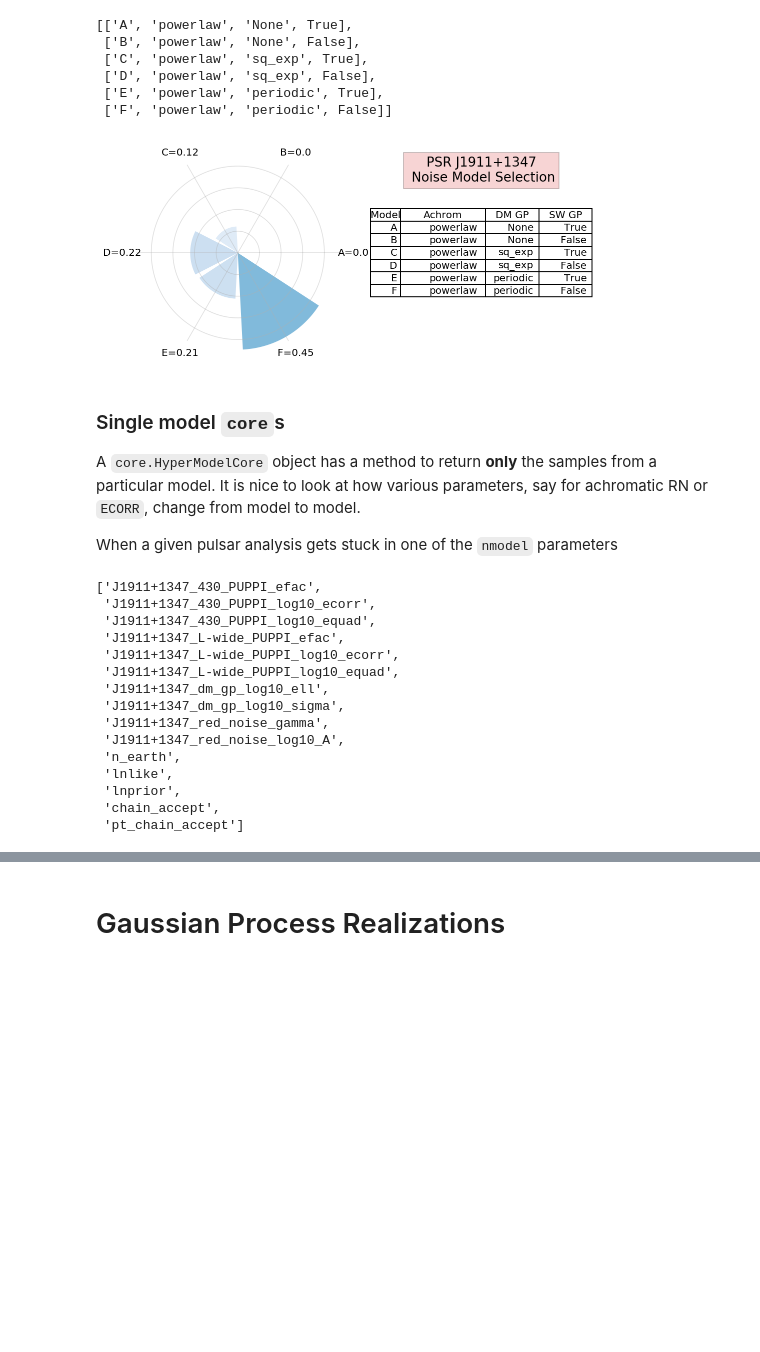
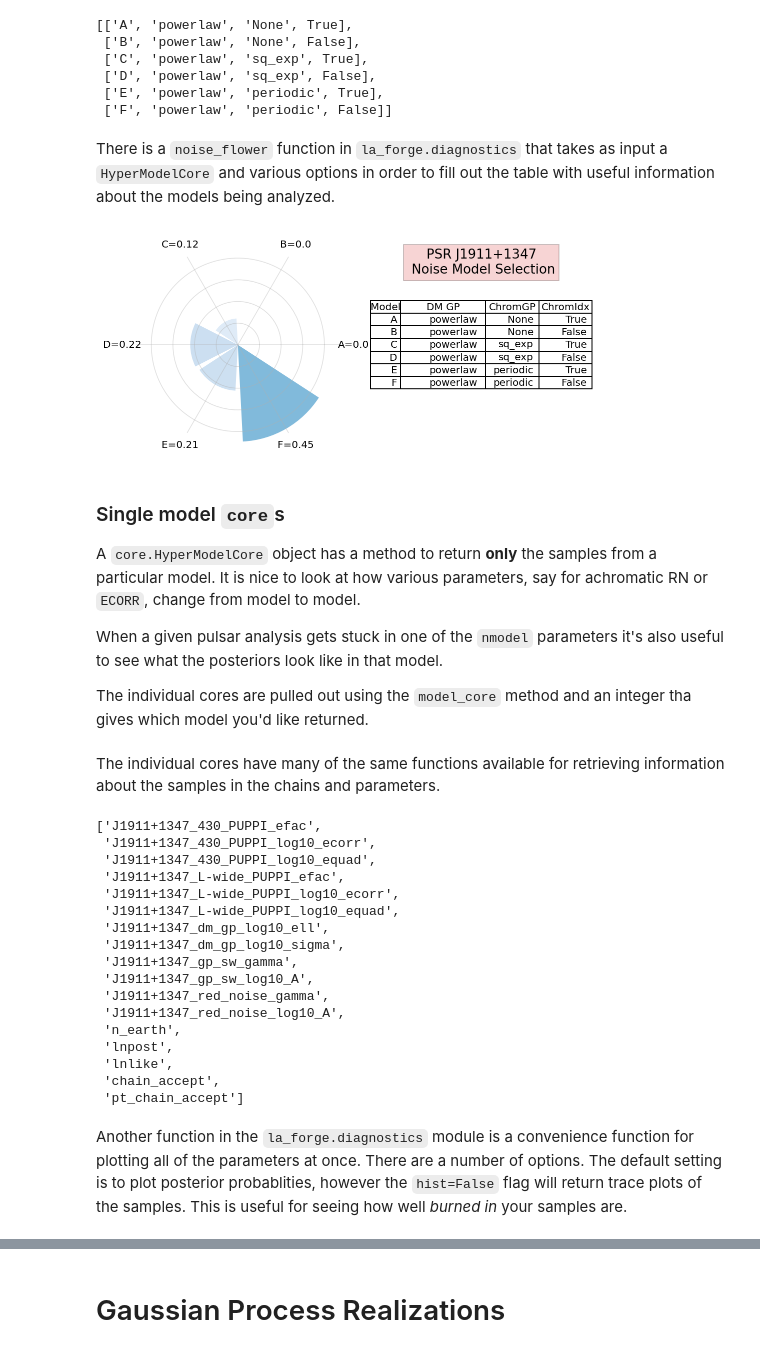
Before and after one commit to Hazboun6/noise_model_selection, a Jupyter notebook: chain_visualization.ipynb, the cells around one changed output, grey strips where cells are left out. Drawn from its saved outputs; the diff is of its cells as text; code cells hidden in the pictures; blank space fills up the shorter version.

Commit message:
First round edits on noise model notebooks.

```diff
--- a/chain_visualization.ipynb
+++ b/chain_visualization.ipynb
@@ -23,3 +42,3 @@ from la_forge.utils import epoch_ave_resid
 # %%
-psrname = 'J1911+1347'#'J1600-3053'#
-chaindir = '/Users/hazboun/nanograv_detection/ent_ext_testing/{}/nondiag_dmgp/'.format(psrname)
+psrname = 'J1911+1347'#
+chaindir = '/Users/hazboun/nanograv_detection/ent_ext_testing/J1911+1347/nondiag_dmgp/'.format(psrname)
@@ -41,4 +66,5 @@ np.argmax(vals)
 # %%
+cH.set_burn(0)
 dg.plot_chains(cH,hist=False,pars=['nmodel'],ncols=1,
                title_y=1.05,suptitle='',)
 # %% [output]
@@ -60,19 +93,24 @@ model_labels
  ['D', 'powerlaw', 'sq_exp', False],
  ['E', 'powerlaw', 'periodic', True],
  ['F', 'powerlaw', 'periodic', False]]
+# %% [markdown]
+There is a `noise_flower` function in `la_forge.diagnostics` that takes as input a `HyperModelCore` and various options in order to fill out the table with useful information about the models being analyzed.
 # %%
 dg.noise_flower(cH,
-                colLabels=['Model','Achrom', 'DM GP', 'SW GP'],
-                #['Model','DM GP','ChromGP', 'ChromIdx'],
+                colLabels=['Model','DM GP','ChromGP', 'ChromIdx'],
+                #['Model','Achrom', 'DM GP', 'SW GP'],
+                #
                 cellText=model_labels,
                 colWidths=[0.14,0.4,0.25,0.25])
 # %% [output]
-[figure, old version]
+[figure, new version]
 # %% [markdown]
 ### Single model `core`s
 A `core.HyperModelCore` object has a method to return __only__ the samples from a particular model. It is nice to look at how various parameters, say for achromatic RN or `ECORR`, change from model to model.
 
-When a given pulsar analysis gets stuck in one of the `nmodel` parameters
+When a given pulsar analysis gets stuck in one of the `nmodel` parameters it's also useful to see what the posteriors look like in that model.
+
+The individual cores are pulled out using the `model_core` method and an integer tha gives which model you'd like returned.
 # %%
 c0=cH.model_core(0)
 c1=cH.model_core(1)
@@ -82,6 +120,8 @@ c3=cH.model_core(3)
 c5=cH.model_core(5)
+# %% [markdown]
+The individual cores have many of the same functions available for retrieving information about the samples in the chains and parameters.
 # %%
-c3.params
+c2.params
 # %% [output]
 ['J1911+1347_430_PUPPI_efac',
  'J1911+1347_430_PUPPI_log10_ecorr',
@@ -91,11 +131,15 @@ c3.params
  'J1911+1347_L-wide_PUPPI_log10_equad',
  'J1911+1347_dm_gp_log10_ell',
  'J1911+1347_dm_gp_log10_sigma',
+ 'J1911+1347_gp_sw_gamma',
+ 'J1911+1347_gp_sw_log10_A',
  'J1911+1347_red_noise_gamma',
  'J1911+1347_red_noise_log10_A',
  'n_earth',
+ 'lnpost',
  'lnlike',
- 'lnprior',
  'chain_accept',
  'pt_chain_accept']
+# %% [markdown]
+Another function in the `la_forge.diagnostics` module is a convenience function for plotting all of the parameters at once. There are a number of options. The default setting is to plot posterior probablities, however the `hist=False` flag will return trace plots of the samples. This is useful for seeing how well *burned in* your samples are.
 # %%
```
Also changed, not shown: parts of 37 cells of this notebook, 2 other files.
